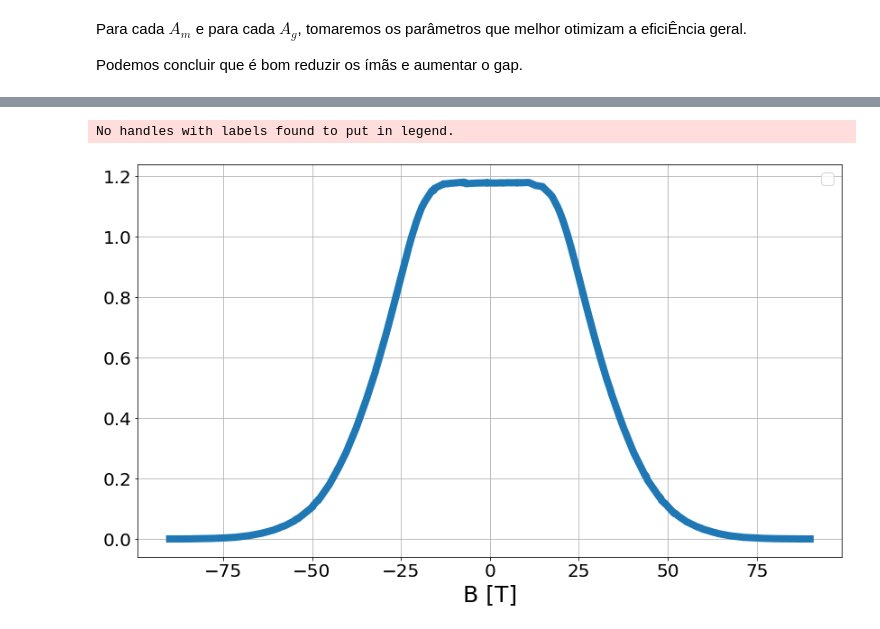
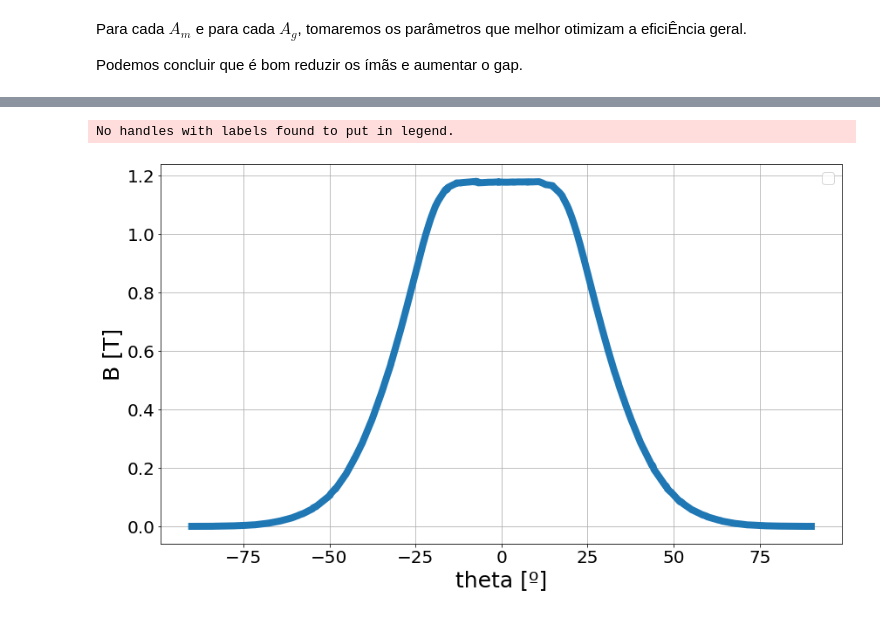
Before and after one commit to PoloMag/TopOp_2020, a Jupyter notebook: alaysis/Untitled-Copy1.ipynb, the cells around one changed output, grey strips where cells are left out. Saved outputs shown, nothing was run; the diff lists cells and outputs as text; code cells hidden in the pictures.

```diff
--- a/alaysis/Untitled-Copy1.ipynb
+++ b/alaysis/Untitled-Copy1.ipynb
@@ -295,8 +267,5 @@ plt.show()
 # %%
-ef = np.loadtxt('perfil_campo.txt',skiprows=9)
+ef = np.loadtxt('perfil_campo.txt',skiprows=9).T
-# %%
-ef = ef.
-ef
 # %%
 x = ef[0]
 y = ef[1]
@@ -306,16 +275,18 @@ theta = np.rad2deg(theta)
 # %%
 import matplotlib
 plt.plot(theta,B,linewidth = 8)
 plt.grid()
 plt.legend()
 fig = matplotlib.pyplot.gcf()
 fig.set_size_inches(14, 8)
 plt.xlabel('theta [º]', fontsize = 25)
-plt.xlabel('B [T]', fontsize = 25)
+plt.ylabel('B [T]', fontsize = 25)
 plt.rcParams['legend.fontsize'] = 18
 plt.rcParams['xtick.labelsize'] = 20
 plt.rcParams['ytick.labelsize'] = 20
+
+plt.savefig('perfil_final.png')
 plt.show()
 # %% [output]
 No handles with labels found to put in legend.
-[figure, old version]
+[figure, new version]
```
Also changed, not shown: parts of 16 cells of this notebook, 28 other files.
